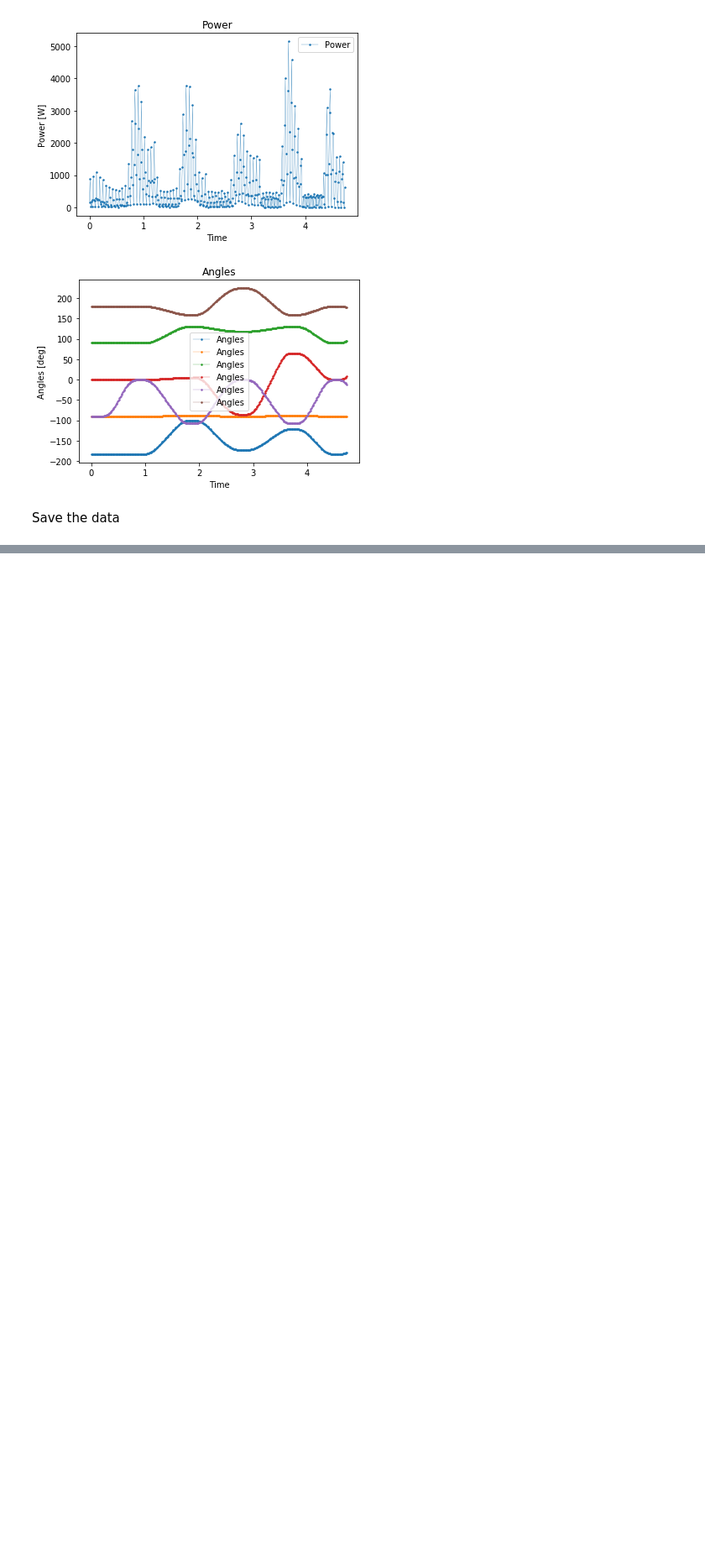
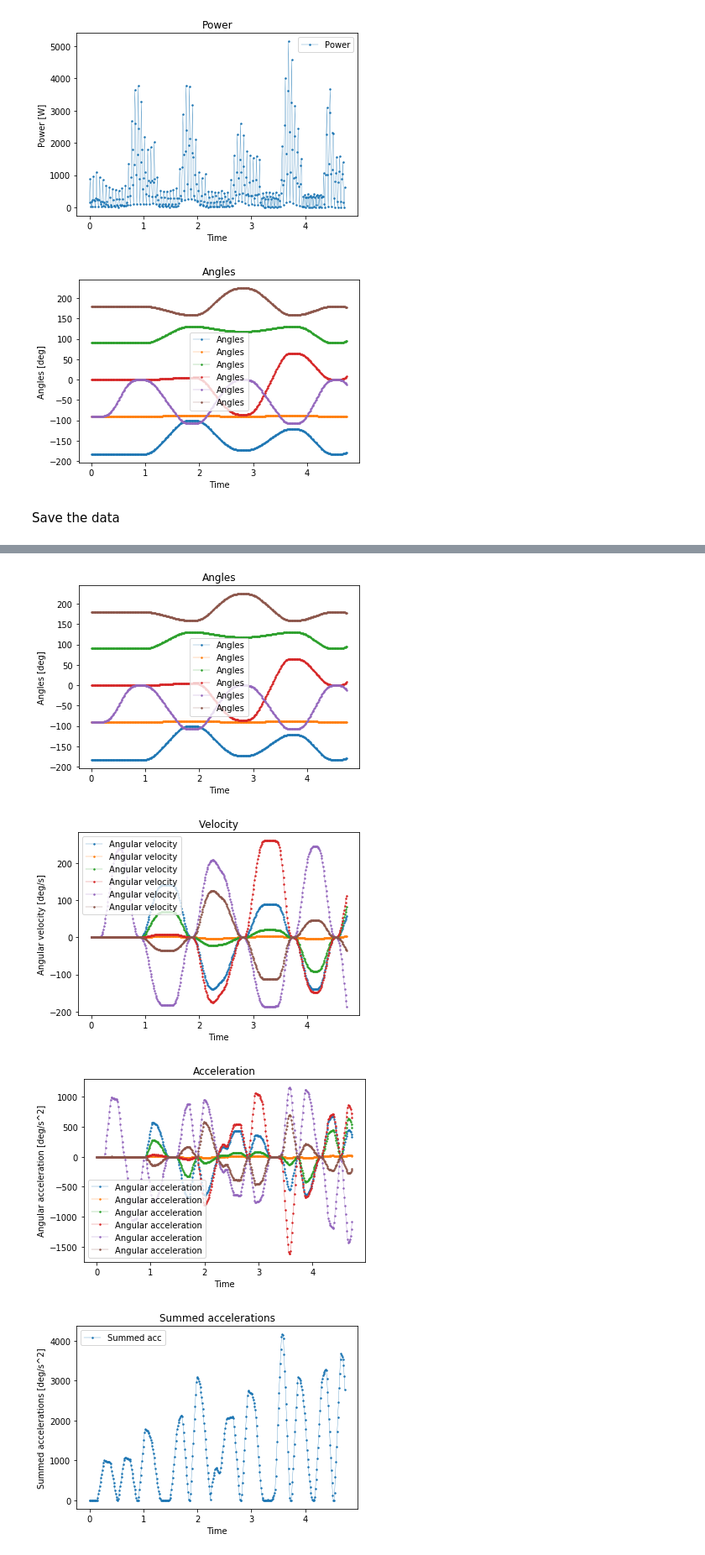
Before and after one commit to DrSoap/SSY226_Energy_Consumption, a Jupyter notebook: Setup.ipynb, the cells around one changed output, grey strips where cells are left out. Shown at 84% size. Saved outputs shown, nothing was run; the diff lists cells and outputs as text; code cells hidden in the pictures; blank space fills up the shorter version.

Commit message:
Calculated Velocities, accelerations and pseudopower + filtering of power data

```diff
--- a/Setup.ipynb
+++ b/Setup.ipynb
@@ -159,0 +170,65 @@ with open(data_path + '/power_data.pickle', 'wb') as file:
+# %%
+#Velocity
+delta_t = 0.012
+vel = np.ndarray(np.shape(joint_angle_data))
+for i in range(len(joint_angle_data)-1):
+    vel[i] = np.divide( joint_angle_data[i+1] - joint_angle_data[i], delta_t)
+vel[-1] = vel[-2]
+
+#Acceleration
+acc = np.ndarray(np.shape(joint_angle_data))
+for i in range(len(joint_angle_data)-1):
+    acc[i] = np.divide( vel[i+1] - vel[i], delta_t)
+acc[-1] = acc[-2]
+
+#Pseudopower
+psi = np.ndarray((np.shape(joint_angle_data)[0],1))
+for i in range(len(joint_angle_data)):
+    psi[i] = np.sum(np.abs(vel[i]*acc[i]))
+# %%
+fig1, ax1 = plt.subplots()
+ax1.plot(power_time_downsampled[0:400], traj_data[0:400],  label='Angles',  marker='o',linewidth=0.3, markersize=1.5)
+ax1.legend();
+ax1.set_ylabel('Angles [deg]')
+ax1.set_xlabel('Time')
+ax1.set_title('Angles');
+
+fig2, ax2 = plt.subplots()
+ax2.plot(power_time_downsampled[0:400], vel[0:400],  label='Angular velocity',  marker='o',linewidth=0.3, markersize=1.5)
+ax2.legend();
+ax2.set_ylabel('Angular velocity [deg/s]')
+ax2.set_xlabel('Time')
+ax2.set_title('Velocity');
+
+fig3, ax3 = plt.subplots()
+ax3.plot(power_time_downsampled[0:400], acc[0:400],  label='Angular acceleration',  marker='o',linewidth=0.3, markersize=1.5)
+ax3.legend();
+ax3.set_ylabel('Angular acceleration [deg/s^2]')
+ax3.set_xlabel('Time')
+ax3.set_title('Acceleration');
+
+fig4, ax4 = plt.subplots()
+ax4.plot(power_time_downsampled[0:400], np.sum(np.abs(acc[0:400]), axis=1),  label='Summed acc',  marker='o',linewidth=0.3, markersize=1.5)
+ax4.legend();
+ax4.set_ylabel('Summed accelerations [deg/s^2]')
+ax4.set_xlabel('Time')
+ax4.set_title('Summed accelerations');
+
+fig5, ax5 = plt.subplots()
+ax5.plot(power_time_downsampled[0:400], psi[0:400],  label='Pseudo power',  marker='o',linewidth=0.3, markersize=1.5)
+ax5.legend();
+ax5.set_ylabel('Pseudo power [deg/s^3]')
+ax5.set_xlabel('Time')
+ax5.set_title('Pseudo power');
+
+fig6, ax6 = plt.subplots()
+ax6.plot(power_time_downsampled[0:400], power_data_synced[0:400],  label='Power',  marker='o',linewidth=0.3, markersize=1.5)
+ax6.legend();
+ax6.set_ylabel('Power [W]')
+ax6.set_xlabel('Time')
+ax6.set_title('Power');
+# %% [output]
+[figure, added]
+[figure, added]
+[figure, added]
+[figure, added]
```
Also changed, not shown: parts of 7 cells of this notebook.
